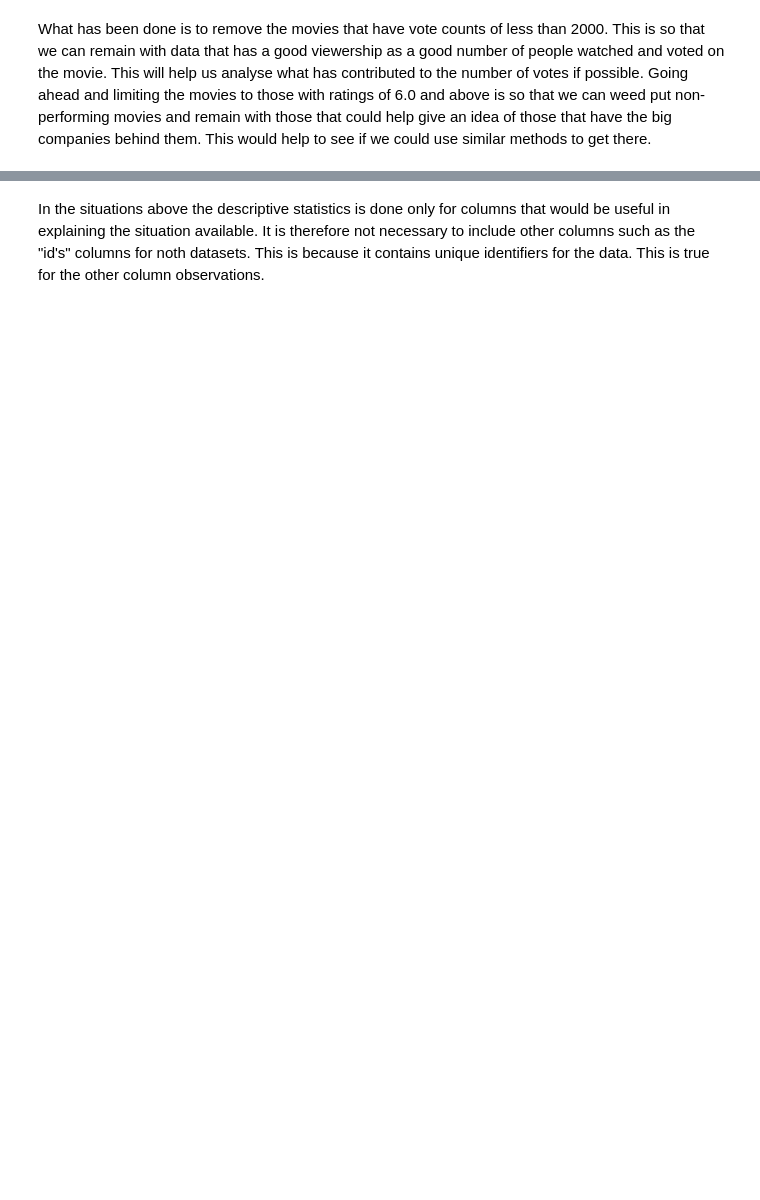
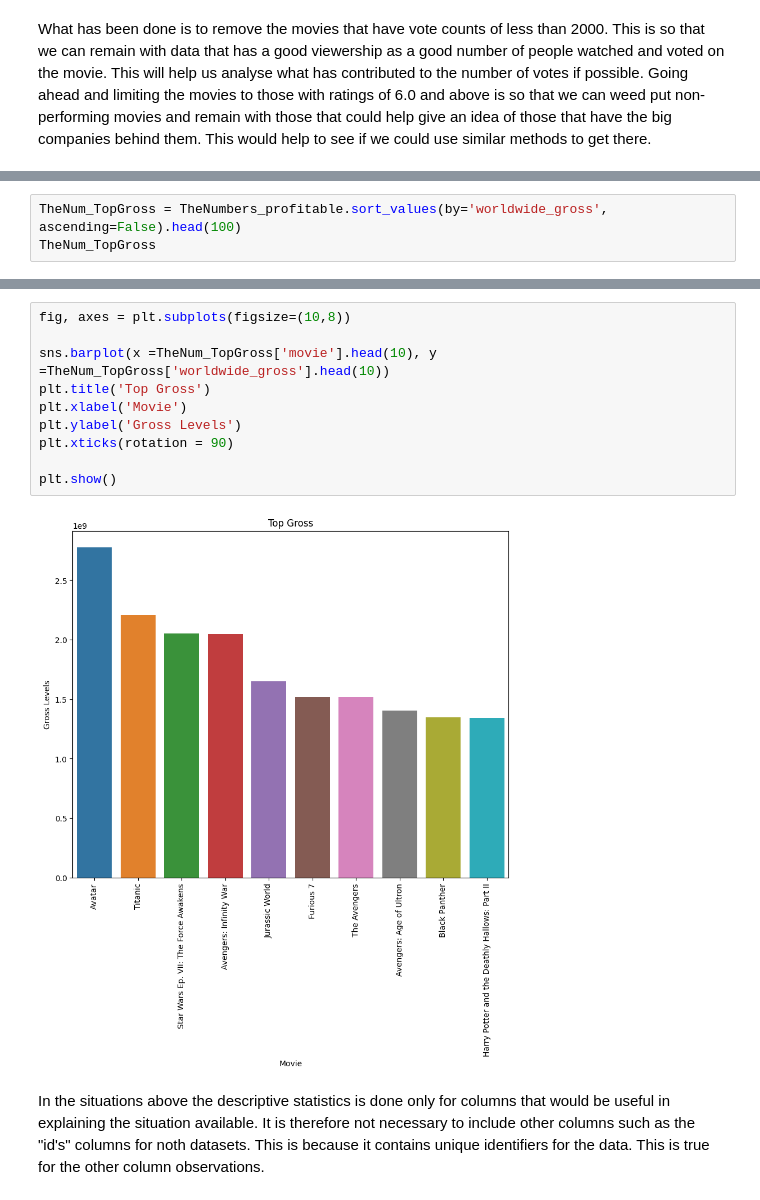
Before and after one commit to Ed-Odhiambo/dsc-phase-1-project-v2-4, a Jupyter notebook: working_project_edit.ipynb, the cells around one changed output, grey strips where cells are left out. Saved outputs shown, nothing was run; the diff lists cells and outputs as text; blank space fills up the shorter version.

```diff
--- a/working_project_edit.ipynb
+++ b/working_project_edit.ipynb
@@ -326,0 +340,3 @@ tn_df_filtered
+# %%
+TheNum_TopGross = TheNumbers_profitable.sort_values(by='worldwide_gross', ascending=False).head(100)
+TheNum_TopGross
@@ -327,3 +357,15 @@ tn_df_filtered
+# %%
+fig, axes = plt.subplots(figsize=(10,8))
+
+sns.barplot(x =TheNum_TopGross['movie'].head(10), y =TheNum_TopGross['worldwide_gross'].head(10))
+plt.title('Top Gross')
+plt.xlabel('Movie')
+plt.ylabel('Gross Levels')
+plt.xticks(rotation = 90)
+
+plt.show()
+# %% [output]
+[figure, added]
 # %% [markdown]
 In the situations above the descriptive statistics is done only for columns that would be useful in explaining the situation available. It is therefore not necessary to include other columns such as the "id's" columns for noth datasets. This is because it contains unique identifiers for the data. This is true for the other column observations.
 # %%
```
Also changed, not shown: parts of 42 cells of this notebook.
